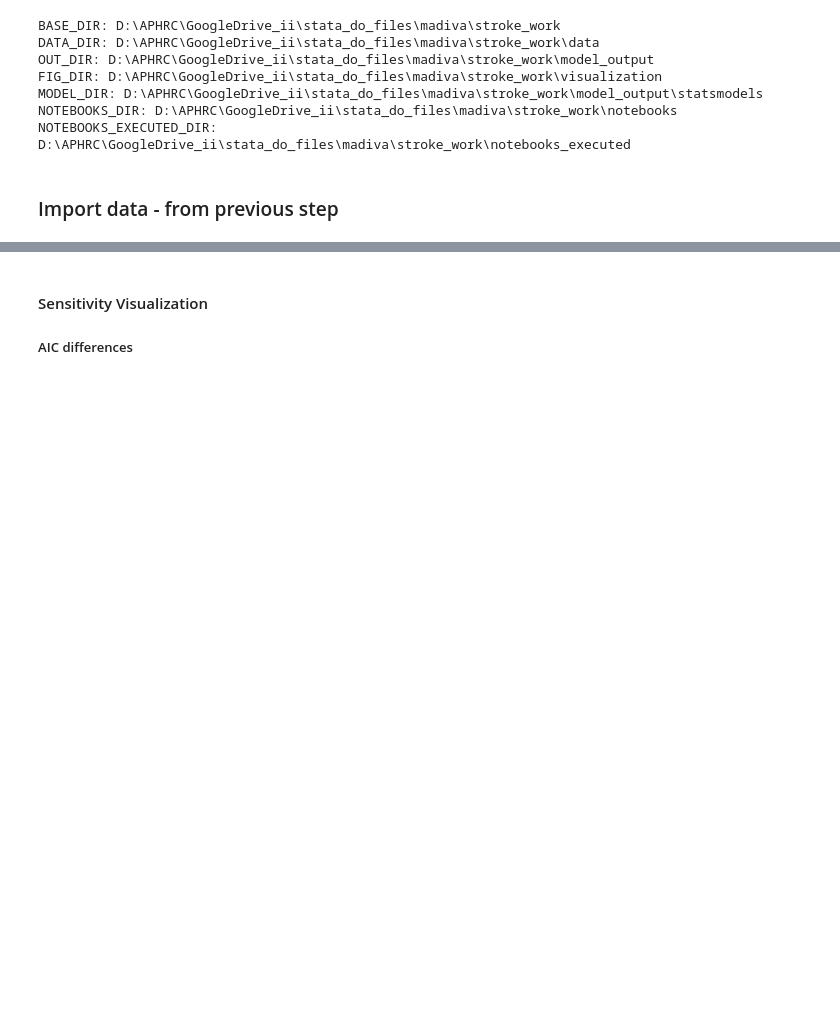
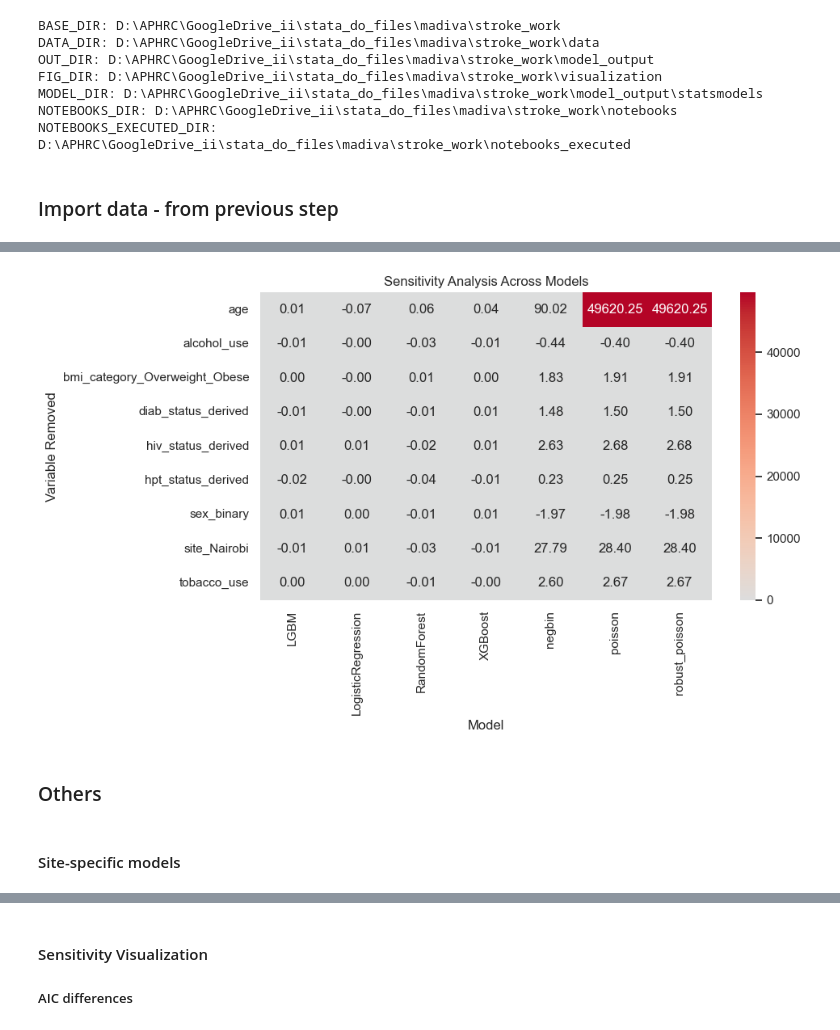
Before and after one commit to dmainagithub/stroke-work, a Jupyter notebook: notebooks/07_sensitivity_analysis_iii.ipynb, the cells around one changed output, grey strips where cells are left out. Saved outputs shown, nothing was run; the diff lists cells and outputs as text; code cells hidden in the pictures; blank space fills up the shorter version.

```diff
--- a/notebooks/07_sensitivity_analysis_iii.ipynb
+++ b/notebooks/07_sensitivity_analysis_iii.ipynb
@@ -190,0 +322,12 @@ sens_sorted
+# %%
+sens_pois = sensitivity_loop("poisson", X, y, COVARIATES)
+sens_nb   = sensitivity_loop("negbin", X, y, COVARIATES)
+sens_rb   = sensitivity_loop("robust_poisson", X, y, COVARIATES)
+
+combined_stat_models = pd.concat([sens_pois, sens_nb, sens_rb])
+# %%
+# This is just for debugging
+combined_stat_models = combined_stat_models.sort_values(
+    ["model", "delta_AIC"], ascending=False
+)
+combined_stat_models
@@ -190,0 +400,6 @@ sens_sorted
+# %%
+stat_prepared = prepare_stat_df(combined_stat_models)
+ml_prepared   = prepare_ml_df(sensitivity_all)
+
+combined_sensitivity = pd.concat([stat_prepared, ml_prepared], ignore_index=True)
+print(combined_sensitivity)
@@ -211,3 +465,34 @@ plt.show()
+# %%
+heat_df = combined_sensitivity.pivot_table(
+    index="removed_variable",
+    columns="model",
+    values="delta_metric"
+)
+# %%
+import matplotlib.pyplot as plt
+import seaborn as sns
+
+plt.figure(figsize=(10,6))
+sns.heatmap(
+    heat_df,
+    annot=True,
+    fmt=".2f",
+    cmap="coolwarm",
+    center=0
+)
+
+plt.title("Sensitivity Analysis Across Models")
+plt.xlabel("Model")
+plt.ylabel("Variable Removed")
+plt.tight_layout()
+plt.savefig(FIG_DIR / "sensitivity_analysis_across_models.png", dpi=300, bbox_inches="tight")
+plt.show()
+# %% [output]
+[figure, added]
+# %% [markdown]
+### Others
+# %% [markdown]
+#### Site-specific models
 # %%
 if "site_Nairobi" in X.columns:
 
```
Also changed, not shown: parts of 47 cells of this notebook, 2 other files.
